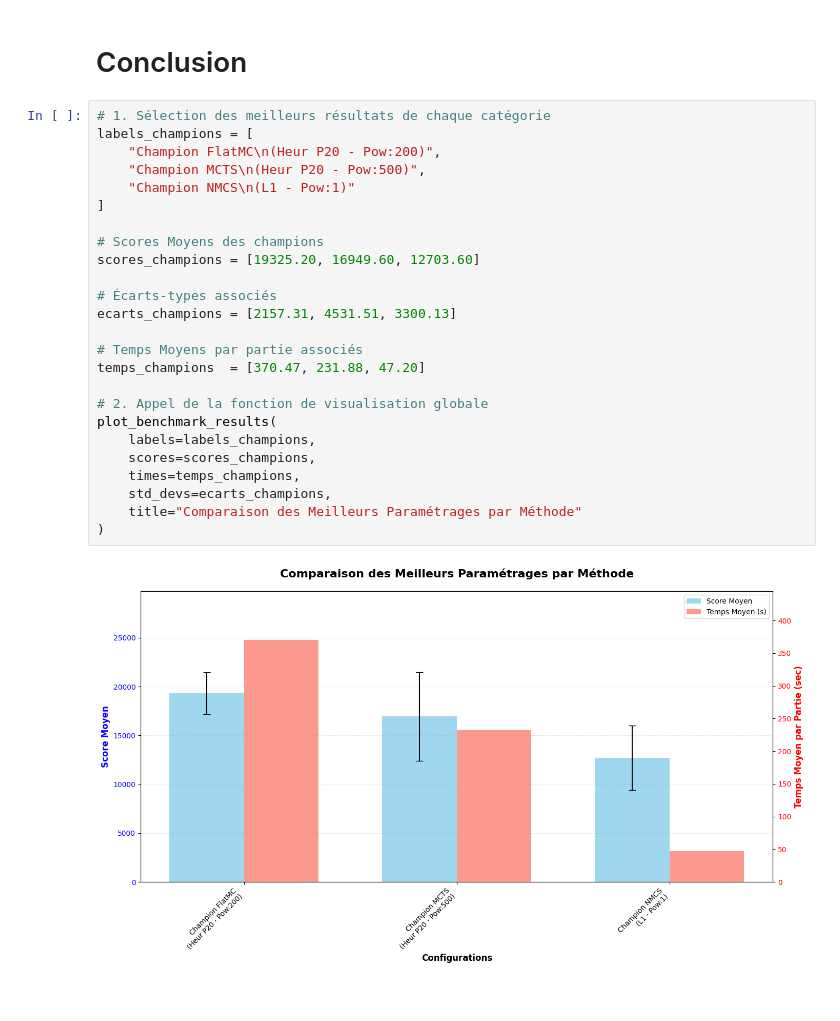
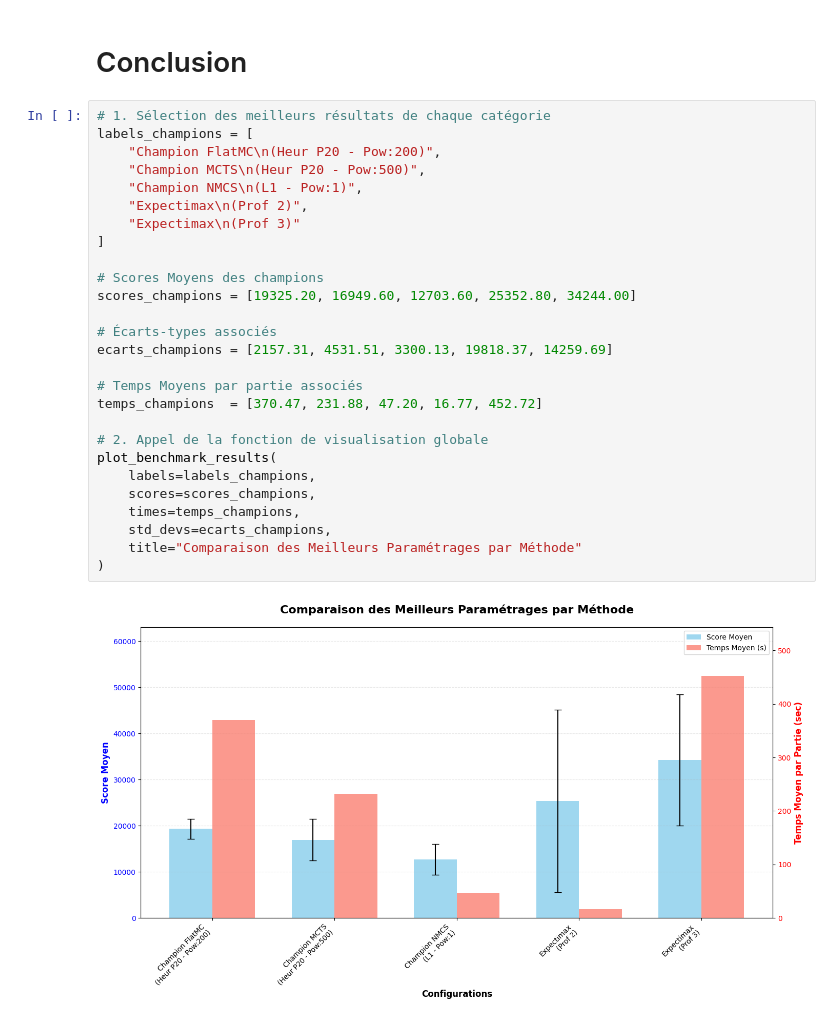
Before and after one commit to Drilly93/MCTS_Projet, a Jupyter notebook: analyse.ipynb, the cells around one changed output. Saved outputs shown, nothing was run; the diff lists cells and outputs as text.

```diff
--- a/analyse.ipynb
+++ b/analyse.ipynb
@@ -173,27 +199,29 @@ plot_benchmark_results(
 # %%
 # 1. Sélection des meilleurs résultats de chaque catégorie
 labels_champions = [
     "Champion FlatMC\n(Heur P20 - Pow:200)",
     "Champion MCTS\n(Heur P20 - Pow:500)",
-    "Champion NMCS\n(L1 - Pow:1)"
+    "Champion NMCS\n(L1 - Pow:1)",
+    "Expectimax\n(Prof 2)",
+    "Expectimax\n(Prof 3)"
 ]
 
 # Scores Moyens des champions
-scores_champions = [19325.20, 16949.60, 12703.60]
+scores_champions = [19325.20, 16949.60, 12703.60, 25352.80, 34244.00]
 
 # Écarts-types associés
-ecarts_champions = [2157.31, 4531.51, 3300.13]
+ecarts_champions = [2157.31, 4531.51, 3300.13, 19818.37, 14259.69]
 
 # Temps Moyens par partie associés
-temps_champions  = [370.47, 231.88, 47.20]
+temps_champions  = [370.47, 231.88, 47.20, 16.77, 452.72]
 
 # 2. Appel de la fonction de visualisation globale
 plot_benchmark_results(
     labels=labels_champions,
     scores=scores_champions,
     times=temps_champions,
     std_devs=ecarts_champions,
     title="Comparaison des Meilleurs Paramétrages par Méthode"
 )
 # %% [output]
-[figure, old version]
+[figure, new version]
```
Also changed, not shown: parts of 3 cells of this notebook, 5 other files.
